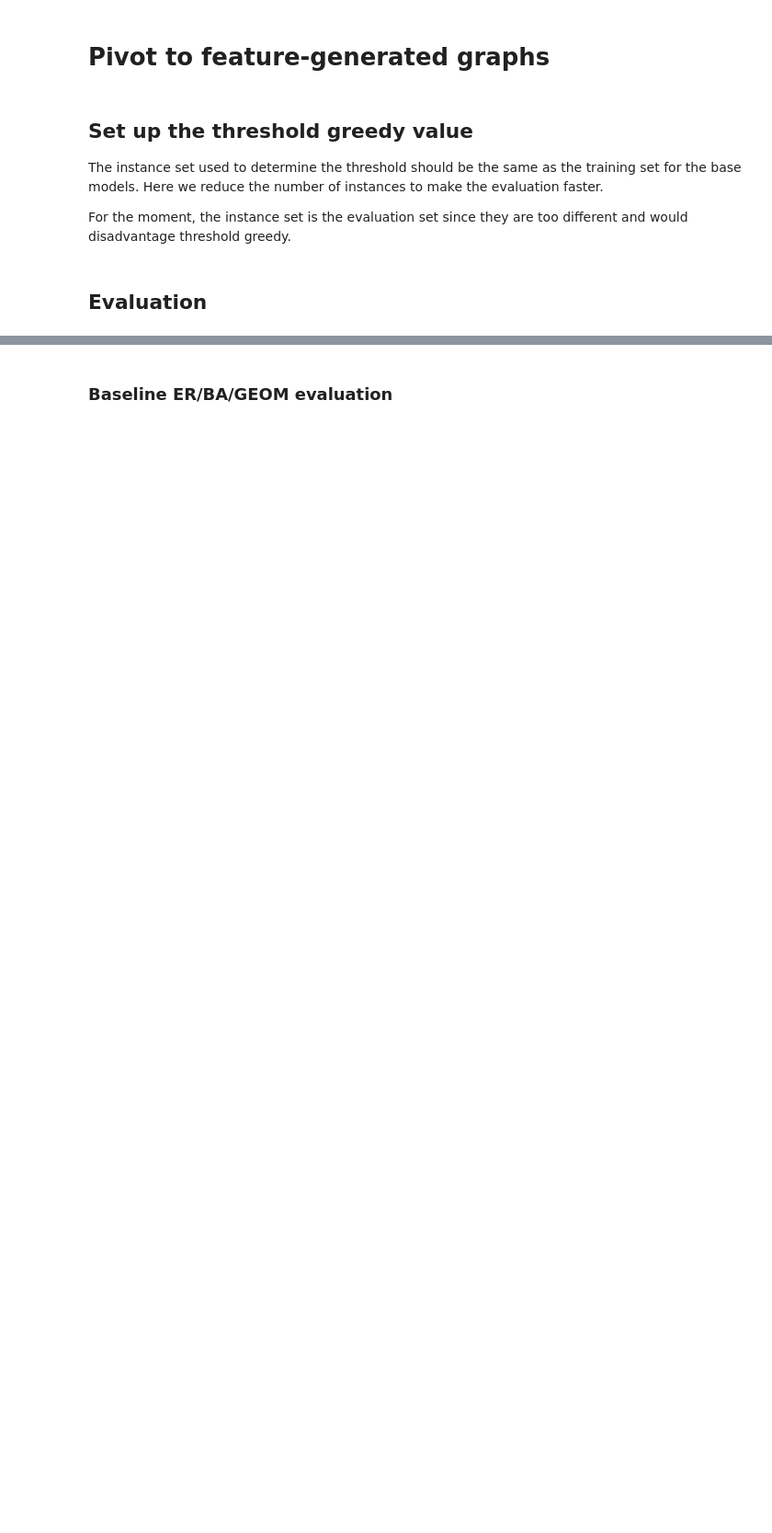
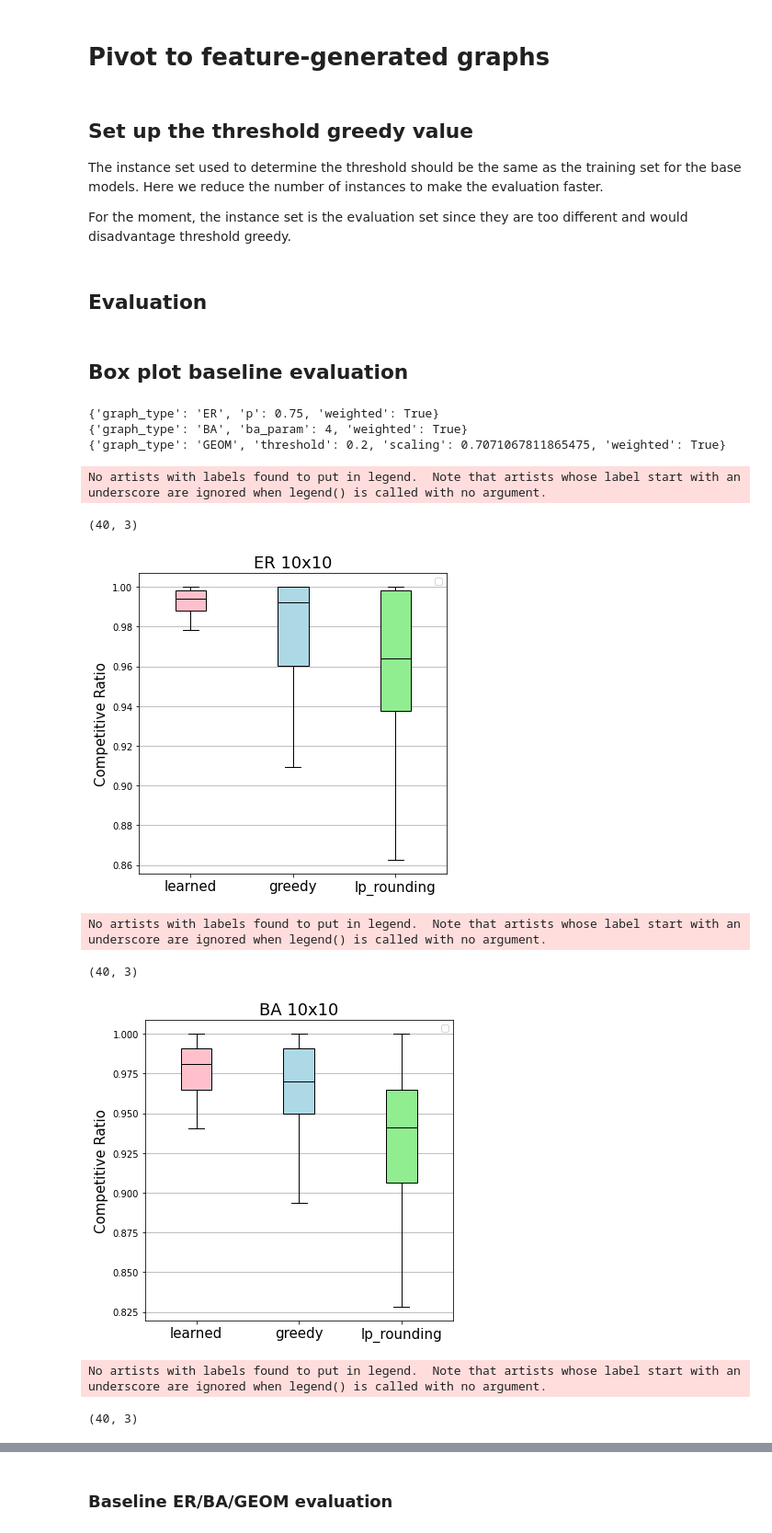
Before and after one commit to anders-wikum/GNN-OBM, a Jupyter notebook: notebooks/base_learner.ipynb, the cells around one changed output, grey strips where cells are left out. Shown: that part at 92% size. Saved outputs shown, nothing was run; the diff lists cells and outputs as text; code cells hidden in the pictures; blank space fills up the shorter version.

```diff
--- a/notebooks/base_learner.ipynb
+++ b/notebooks/base_learner.ipynb
@@ -431,3 +479,60 @@ ratios2 = ev.evaluate_model(
 
 pp_output(ratios, _, show_log=False)
 print(f"Thresholded greedy: {np.mean(ratios2[0]).round(4)}")
+# %% [markdown]
+## Box plot baseline evaluation
+# %%
+num_trials = 40
+batch_size = 500 #[int(min(32, x + y)) for (x, y) in node_configs]
+
+models = [("GNN", GNN)]
+
+node_config = (10,10)
+
+graph_configs = [
+    {
+        'graph_type': 'ER',
+        'p': 0.75,
+        'weighted': True
+    },
+    {
+        'graph_type': 'BA',
+        'ba_param': 4,
+        'weighted': True
+    },
+    {
+        'graph_type': 'GEOM',
+        'threshold': 0.2,
+        'scaling': 1 / np.sqrt(2),
+        'weighted': True
+    }
+]
+
+data = {}
+
+for graph_config in graph_configs:
+        print(graph_config)
+        seed = np.random.randint(0, 500000)
+        rng = np.random.default_rng(seed)
+        instances = ig.sample_instances(*node_config, num_trials, rng, args, **graph_config)
+
+
+        rng = np.random.default_rng(seed)
+
+        for model_name, model in models:
+            cr_ratios, _ = evaluate_model(
+                meta_model=None,
+                meta_model_type=None,
+                base_models=[model],
+                instances=instances,
+                batch_size=batch_size,
+                rng=rng,
+                num_realizations=5,
+                baselines=['greedy', 'lp_rounding']
+            )
+
+            data[graph_config['graph_type']] = cr_ratios
+# %% [output]
+{'graph_type': 'ER', 'p': 0.75, 'weighted': True}
+{'graph_type': 'BA', 'ba_param': 4, 'weighted': True}
+{'graph_type': 'GEOM', 'threshold': 0.2, 'scaling': 0.7071067811865475, 'weighted': True}
@@ -433,0 +547,12 @@ print(f"Thresholded greedy: {np.mean(ratios2[0]).round(4)}")
+# %%
+from util import _box_plots
+_box_plots(data, lambda graph_type: f"{graph_type} {node_config[1]}x{node_config[0]}", colors = ['pink', 'lightblue', 'lightgreen'])
+# %% [output]
+No artists with labels found to put in legend.  Note that artists whose label start with an underscore are ignored when legend() is called with no argument.
+(40, 3)
+[figure, added]
+No artists with labels found to put in legend.  Note that artists whose label start with an underscore are ignored when legend() is called with no argument.
+(40, 3)
+[figure, added]
+No artists with labels found to put in legend.  Note that artists whose label start with an underscore are ignored when legend() is called with no argument.
+(40, 3)
```
Also changed, not shown: parts of 16 cells of this notebook, 9 other files.
